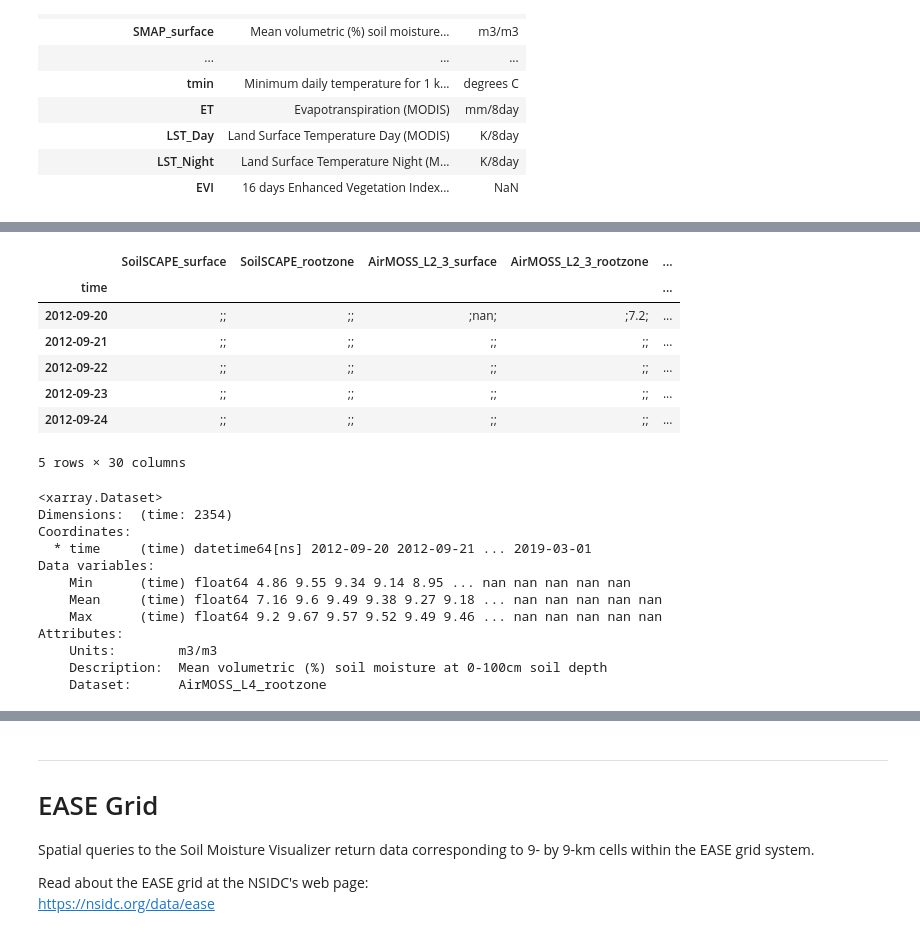
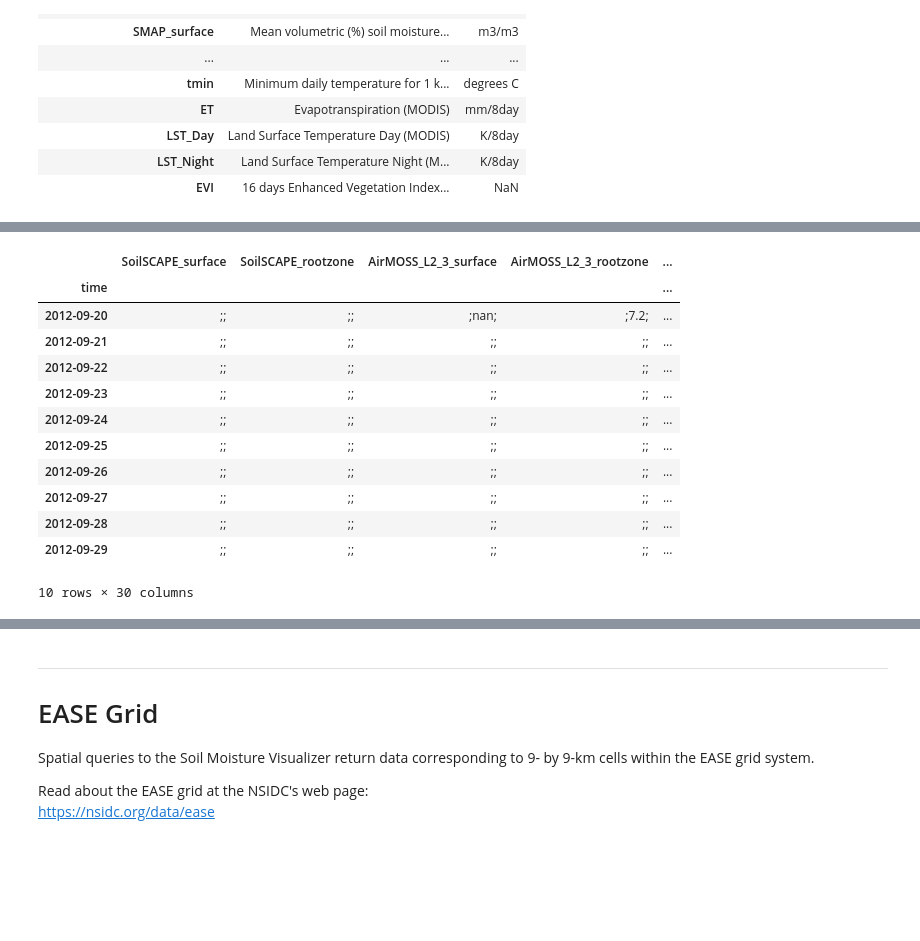
Before and after one commit to jjmcnelis/nasa_usfs_workshop, a Jupyter notebook: day3-tutorial.ipynb, the cells around one changed output, grey strips where cells are left out. Drawn from its saved outputs; the diff is of its cells as text; code cells hidden in the pictures; blank space fills up the shorter version.

```diff
--- a/day3-tutorial.ipynb
+++ b/day3-tutorial.ipynb
@@ -69,55 +78,21 @@ smvds
 # %%
-f = "docs/daily-smap-ORNL-DAAC-PccIuo.txt"          # example smv output
-df = pd.read_csv(f, header=4, index_col="time")
+with open("sites/samples/daily-smap-ORNL-DAAC-PccIuo.txt", "r") as f:
+    lat, lon = f.readlines()[2].split("Location: ")[1].strip().split(", ")
+
+df = pd.read_csv("sites/samples/daily-smap-ORNL-DAAC-PccIuo.txt", header=4, index_col="time")
 df.index = pd.to_datetime(df.index)
-
-datasets = list(df)
-df.head(5)
+df.head(10)
 # %% [output]
 |  | SoilSCAPE_surface | SoilSCAPE_rootzone | AirMOSS_L2_3_surface | AirMOSS_L2_3_rootzone | ... |
 | time |  |  |  |  | ... |
 | 2012-09-20 | ;; | ;; | ;nan; | ;7.2; | ... |
 | 2012-09-21 | ;; | ;; | ;; | ;; | ... |
 | 2012-09-22 | ;; | ;; | ;; | ;; | ... |
 | 2012-09-23 | ;; | ;; | ;; | ;; | ... |
 | 2012-09-24 | ;; | ;; | ;; | ;; | ... |
+| 2012-09-25 | ;; | ;; | ;; | ;; | ... |
+| 2012-09-26 | ;; | ;; | ;; | ;; | ... |
+| 2012-09-27 | ;; | ;; | ;; | ;; | ... |
+| 2012-09-28 | ;; | ;; | ;; | ;; | ... |
+| 2012-09-29 | ;; | ;; | ;; | ;; | ... |
-5 rows × 30 columns
+10 rows × 30 columns
-# %%
-def getxr(series, lat=None, lon=None):
-
-    # split columns into more columns; give names
-    t = series.str.split(";", n = 2, expand=True)
-    t.columns = ["Min", "Mean", "Max"]
-
-    # replace empty strings w numpy.nan; all dtypes to float
-    for col in t.columns:
-        t[col].loc[t[col]==''] = np.nan
-        t[col] = t[col].astype(float)
-
-    # make an xarray.Dataset
-    x = xr.Dataset(t)
-    x.attrs = smvds.loc[series.name].to_dict()
-    x.attrs['Dataset'] = series.name
-
-    # if lat and lon are given, add coordinates
-    if all([lat,lon]):
-        x.coords['lat'], x.coords['lat'] = lat, lon
-
-    return(x)
-
-# make dictionary of xr.Datasets; print one
-AirMOSS_L4_rootzone = getxr(df['AirMOSS_L4_rootzone'])
-AirMOSS_L4_rootzone
-# %% [output]
-<xarray.Dataset>
-Dimensions:  (time: 2354)
-Coordinates:
-  * time     (time) datetime64[ns] 2012-09-20 2012-09-21 ... 2019-03-01
-Data variables:
-    Min      (time) float64 4.86 9.55 9.34 9.14 8.95 ... nan nan nan nan nan
-    Mean     (time) float64 7.16 9.6 9.49 9.38 9.27 9.18 ... nan nan nan nan nan
-    Max      (time) float64 9.2 9.67 9.57 9.52 9.49 9.46 ... nan nan nan nan nan
-Attributes:
-    Units:        m3/m3
-    Description:  Mean volumetric (%) soil moisture at 0-100cm soil depth
-    Dataset:      AirMOSS_L4_rootzone
```
Also changed, not shown: parts of 57 cells of this notebook, 25 other files.
